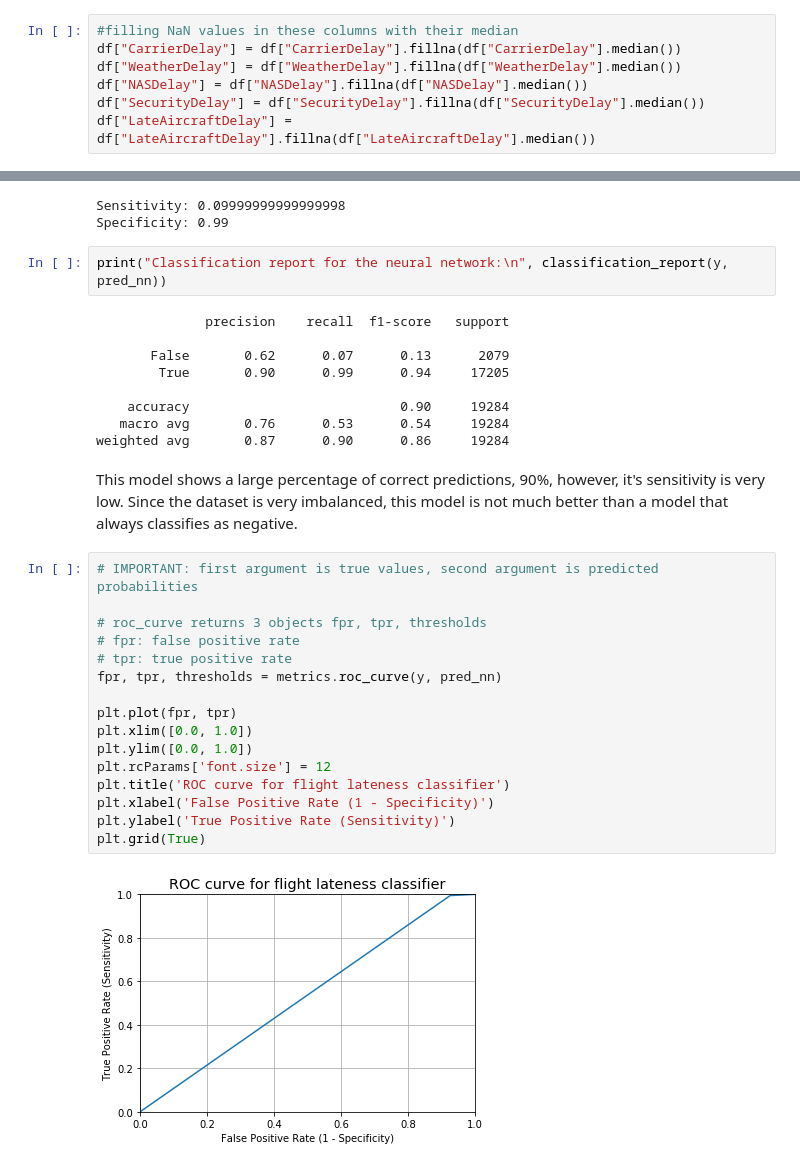
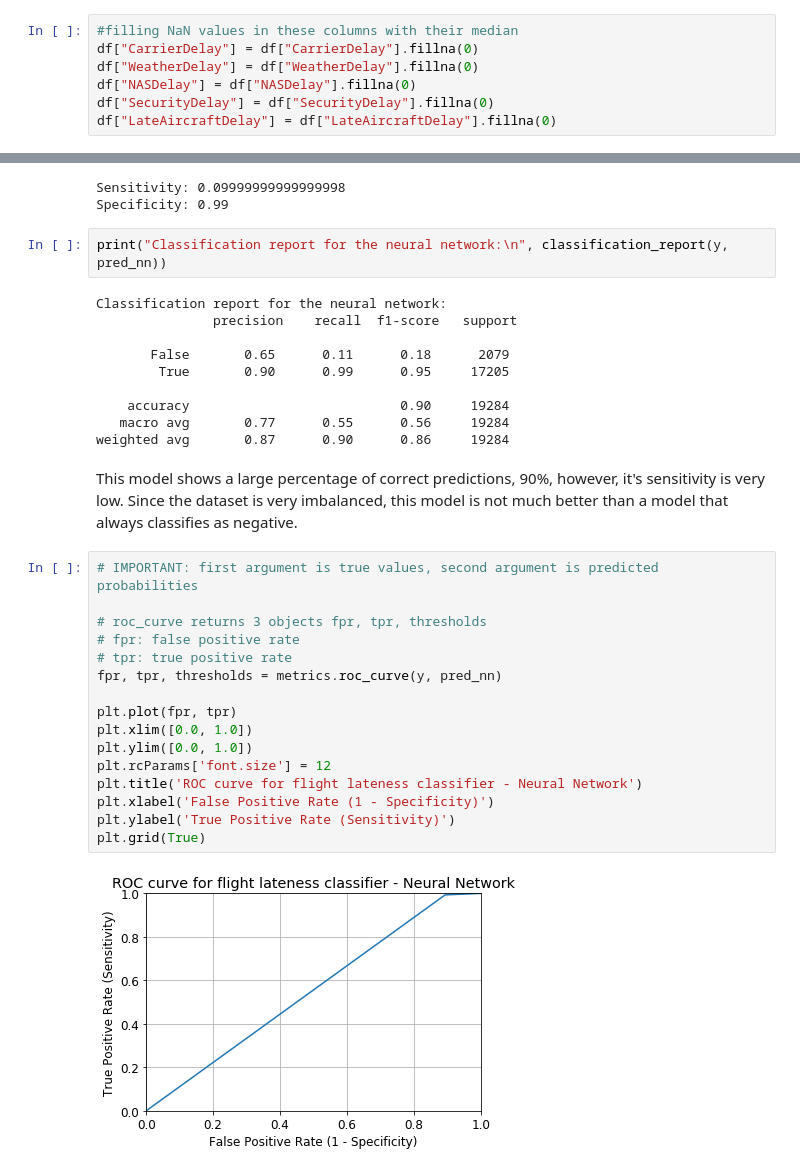
Before and after one commit to mimikyu8/Supervised_Classification, a Jupyter notebook: S10 T01 - Supervised learning - Classification.ipynb, the cells around one changed output, grey strips where cells are left out. Cells and saved outputs as stored; diff of their text form.

```diff
--- a/S10 T01 - Supervised learning - Classification.ipynb
+++ b/S10 T01 - Supervised learning - Classification.ipynb
@@ -148,10 +146,10 @@ Out of the two options, filling with the median seems to be the best one, becaus
 # %%
 #filling NaN values in these columns with their median
-df["CarrierDelay"] = df["CarrierDelay"].fillna(df["CarrierDelay"].median())
-df["WeatherDelay"] = df["WeatherDelay"].fillna(df["WeatherDelay"].median())
-df["NASDelay"] = df["NASDelay"].fillna(df["NASDelay"].median())
-df["SecurityDelay"] = df["SecurityDelay"].fillna(df["SecurityDelay"].median())
-df["LateAircraftDelay"] = df["LateAircraftDelay"].fillna(df["LateAircraftDelay"].median())
+df["CarrierDelay"] = df["CarrierDelay"].fillna(0)
+df["WeatherDelay"] = df["WeatherDelay"].fillna(0)
+df["NASDelay"] = df["NASDelay"].fillna(0)
+df["SecurityDelay"] = df["SecurityDelay"].fillna(0)
+df["LateAircraftDelay"] = df["LateAircraftDelay"].fillna(0)
 # %% [markdown]
 Next we will transform the ArrDelay into categorical data. If there is delay (ArrDelay > 0), it will be True, and if there is no delay (ArrDelay <= 0), it will be False. This new column will be called Late.
 # %%
@@ -222,31 +220,32 @@ Specificity: 0.99
 # %%
 print("Classification report for the neural network:\n", classification_report(y, pred_nn))
 # %% [output]
-              precision    recall  f1-score   support
+Classification report for the neural network:
+               precision    recall  f1-score   support
 
-       False       0.62      0.07      0.13      2079
-        True       0.90      0.99      0.94     17205
+       False       0.65      0.11      0.18      2079
+        True       0.90      0.99      0.95     17205
 
     accuracy                           0.90     19284
-   macro avg       0.76      0.53      0.54     19284
+   macro avg       0.77      0.55      0.56     19284
 weighted avg       0.87      0.90      0.86     19284
 # %% [markdown]
 This model shows a large percentage of correct predictions, 90%, however, it's sensitivity is very low. Since the dataset is very imbalanced, this model is not much better than a model that always classifies as negative.
 # %%
 # IMPORTANT: first argument is true values, second argument is predicted probabilities
 
 # roc_curve returns 3 objects fpr, tpr, thresholds
 # fpr: false positive rate
 # tpr: true positive rate
 fpr, tpr, thresholds = metrics.roc_curve(y, pred_nn)
 
 plt.plot(fpr, tpr)
 plt.xlim([0.0, 1.0])
 plt.ylim([0.0, 1.0])
 plt.rcParams['font.size'] = 12
-plt.title('ROC curve for flight lateness classifier')
+plt.title('ROC curve for flight lateness classifier - Neural Network')
 plt.xlabel('False Positive Rate (1 - Specificity)')
 plt.ylabel('True Positive Rate (Sensitivity)')
 plt.grid(True)
 # %% [output]
-[figure, old version]
+[figure, new version]
```
Also changed, not shown: parts of 8 cells of this notebook.
